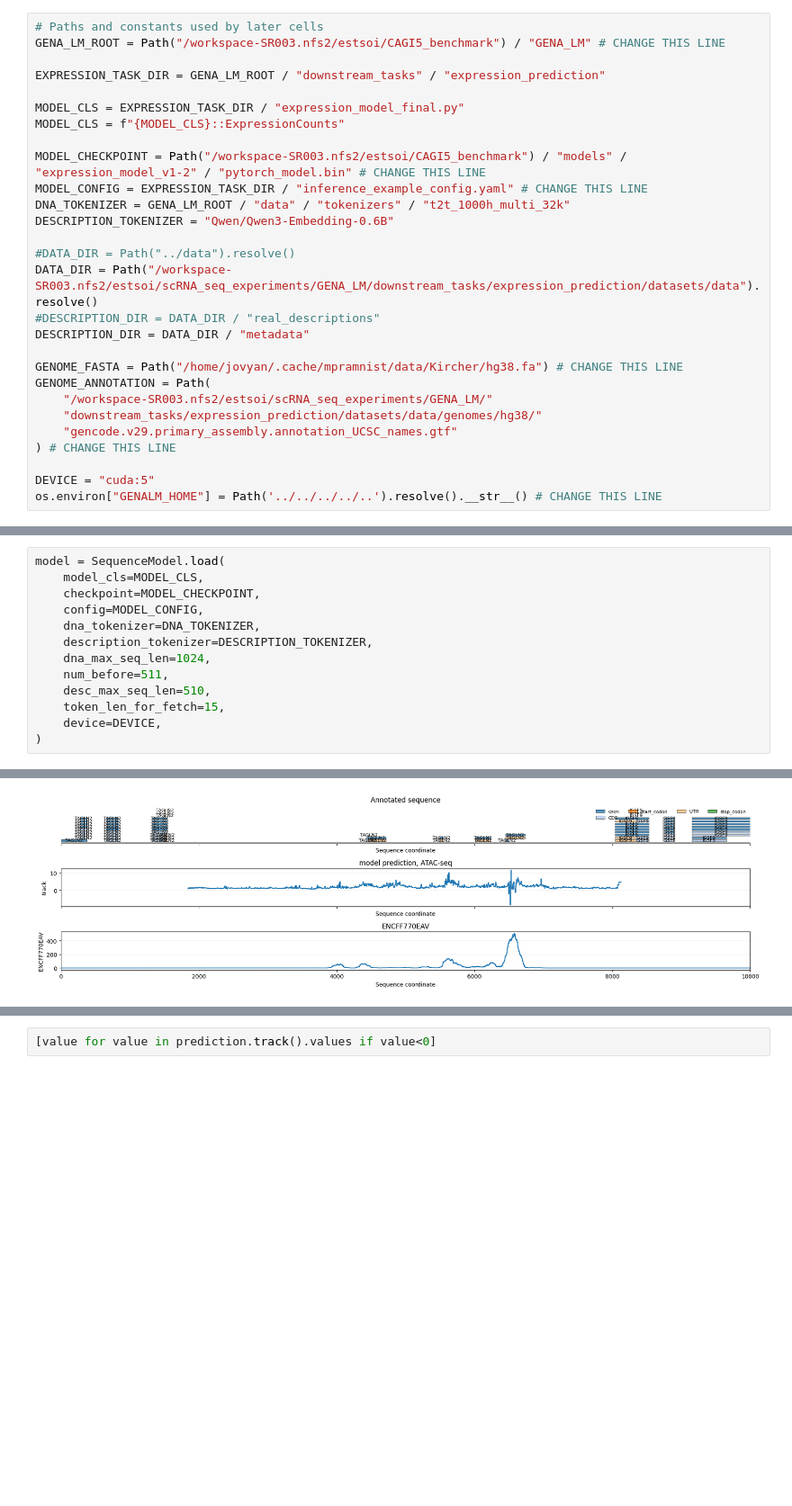
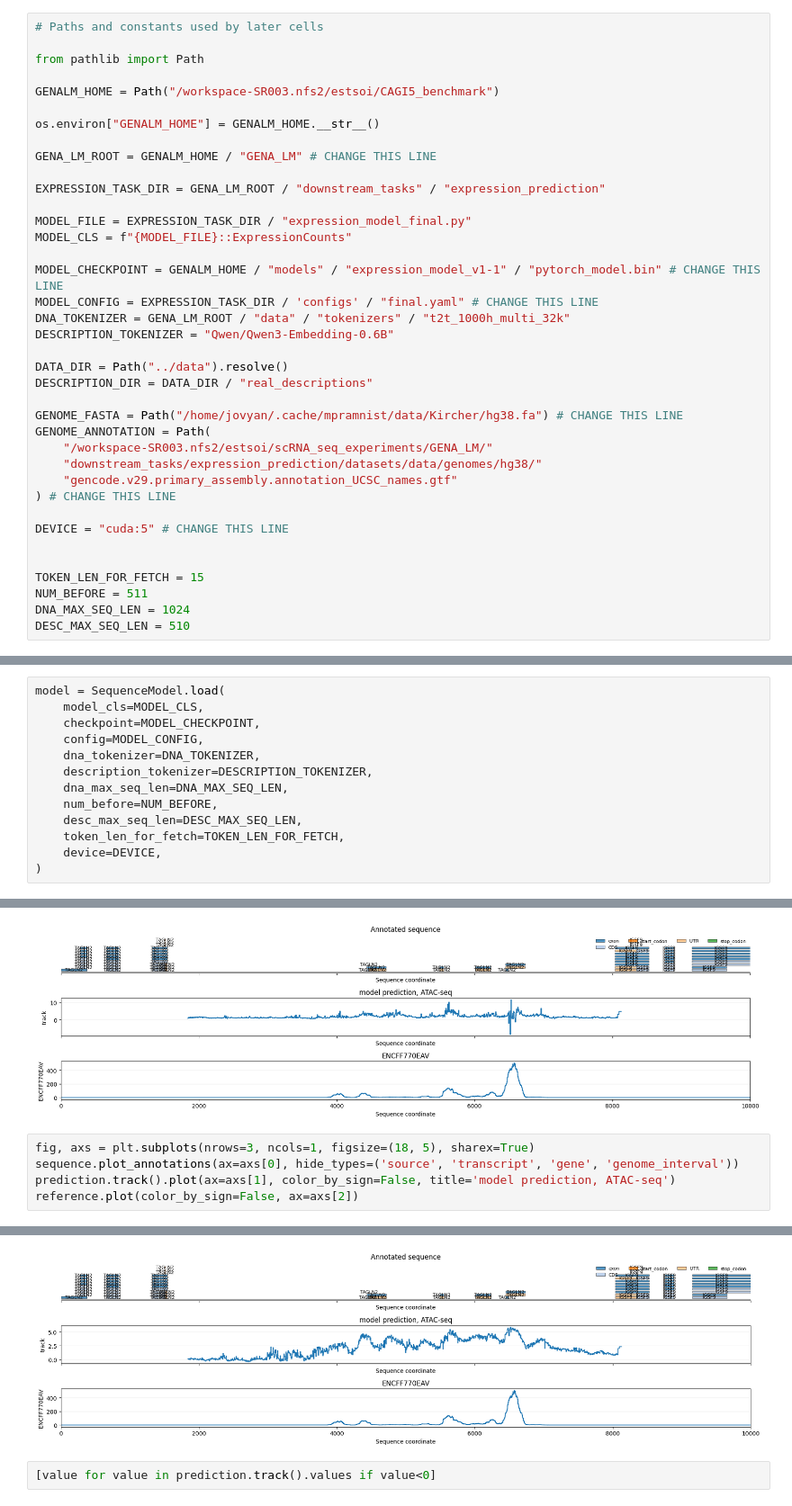
Before and after one commit to AIRI-Institute/GENA_LM, a Jupyter notebook: downstream_tasks/expression_prediction/api/notebooks/atac_seq_workflow.ipynb, the cells around one changed output, grey strips where cells are left out. Shown at 90% size. Saved outputs shown, nothing was run; the diff lists cells and outputs as text; blank space fills up the shorter version.

Commit message:
1) description_formatter function is taken from config by default now 2) README updates 3) cells with paths' setup were updated in notebooks

```diff
--- a/downstream_tasks/expression_prediction/api/notebooks/atac_seq_workflow.ipynb
+++ b/downstream_tasks/expression_prediction/api/notebooks/atac_seq_workflow.ipynb
@@ -11,22 +10,27 @@ from gena_expression.inference import SequenceModel
 from gena_expression.tracks import Track
 # %%
 # Paths and constants used by later cells
-GENA_LM_ROOT = Path("/workspace-SR003.nfs2/estsoi/CAGI5_benchmark") / "GENA_LM" # CHANGE THIS LINE
+
+from pathlib import Path
+
+GENALM_HOME = Path("/workspace-SR003.nfs2/estsoi/CAGI5_benchmark")
+
+os.environ["GENALM_HOME"] = GENALM_HOME.__str__()
+
+GENA_LM_ROOT = GENALM_HOME / "GENA_LM" # CHANGE THIS LINE
 
 EXPRESSION_TASK_DIR = GENA_LM_ROOT / "downstream_tasks" / "expression_prediction"
 
-MODEL_CLS = EXPRESSION_TASK_DIR / "expression_model_final.py"
-MODEL_CLS = f"{MODEL_CLS}::ExpressionCounts"
+MODEL_FILE = EXPRESSION_TASK_DIR / "expression_model_final.py"
+MODEL_CLS = f"{MODEL_FILE}::ExpressionCounts"
 
-MODEL_CHECKPOINT = Path("/workspace-SR003.nfs2/estsoi/CAGI5_benchmark") / "models" / "expression_model_v1-2" / "pytorch_model.bin" # CHANGE THIS LINE
-MODEL_CONFIG = EXPRESSION_TASK_DIR / "inference_example_config.yaml" # CHANGE THIS LINE
+MODEL_CHECKPOINT = GENALM_HOME / "models" / "expression_model_v1-1" / "pytorch_model.bin" # CHANGE THIS LINE
+MODEL_CONFIG = EXPRESSION_TASK_DIR / 'configs' / "final.yaml" # CHANGE THIS LINE
 DNA_TOKENIZER = GENA_LM_ROOT / "data" / "tokenizers" / "t2t_1000h_multi_32k"
 DESCRIPTION_TOKENIZER = "Qwen/Qwen3-Embedding-0.6B"
 
-#DATA_DIR = Path("../data").resolve()
-DATA_DIR = Path("/workspace-SR003.nfs2/estsoi/scRNA_seq_experiments/GENA_LM/downstream_tasks/expression_prediction/datasets/data").resolve()
-#DESCRIPTION_DIR = DATA_DIR / "real_descriptions"
-DESCRIPTION_DIR = DATA_DIR / "metadata"
+DATA_DIR = Path("../data").resolve()
+DESCRIPTION_DIR = DATA_DIR / "real_descriptions"
 
 GENOME_FASTA = Path("/home/jovyan/.cache/mpramnist/data/Kircher/hg38.fa") # CHANGE THIS LINE
 GENOME_ANNOTATION = Path(
@@ -35,8 +39,13 @@ GENOME_ANNOTATION = Path(
     "gencode.v29.primary_assembly.annotation_UCSC_names.gtf"
 ) # CHANGE THIS LINE
 
-DEVICE = "cuda:5"
-os.environ["GENALM_HOME"] = Path('../../../../..').resolve().__str__() # CHANGE THIS LINE
+DEVICE = "cuda:5" # CHANGE THIS LINE
+
+
+TOKEN_LEN_FOR_FETCH = 15
+NUM_BEFORE = 511
+DNA_MAX_SEQ_LEN = 1024
+DESC_MAX_SEQ_LEN = 510
 # %% [markdown]
 We will use ATAC-seq experiment from ENCODE as an example: https://www.encodeproject.org/files/ENCFF770EAV/@@download/ENCFF770EAV.bigWig
 # %%
@@ -51,10 +60,10 @@ model = SequenceModel.load(
     config=MODEL_CONFIG,
     dna_tokenizer=DNA_TOKENIZER,
     description_tokenizer=DESCRIPTION_TOKENIZER,
-    dna_max_seq_len=1024,
-    num_before=511,
-    desc_max_seq_len=510,
-    token_len_for_fetch=15,
+    dna_max_seq_len=DNA_MAX_SEQ_LEN,
+    num_before=NUM_BEFORE,
+    desc_max_seq_len=DESC_MAX_SEQ_LEN,
+    token_len_for_fetch=TOKEN_LEN_FOR_FETCH,
     device=DEVICE,
 )
 # %% [output]
@@ -141,3 +164,9 @@ reference.plot(color_by_sign=False, ax=axs[2])
 (<Figure size 1800x500 with 3 Axes>,
  <Axes: title={'center': 'ENCFF770EAV'}, xlabel='Sequence coordinate', ylabel='ENCFF770EAV'>)
 [figure]
+# %%
+fig, axs = plt.subplots(nrows=3, ncols=1, figsize=(18, 5), sharex=True)
+sequence.plot_annotations(ax=axs[0], hide_types=('source', 'transcript', 'gene', 'genome_interval'))
+prediction.track().plot(ax=axs[1], color_by_sign=False, title='model prediction, ATAC-seq')
+reference.plot(color_by_sign=False, ax=axs[2])
+# %% [output]
@@ -144,3 +175,4 @@ reference.plot(color_by_sign=False, ax=axs[2])
+[figure, added]
 # %%
 [value for value in prediction.track().values if value<0]
 # %% [output]
```
Also changed, not shown: parts of 8 cells of this notebook, 13 other files.
